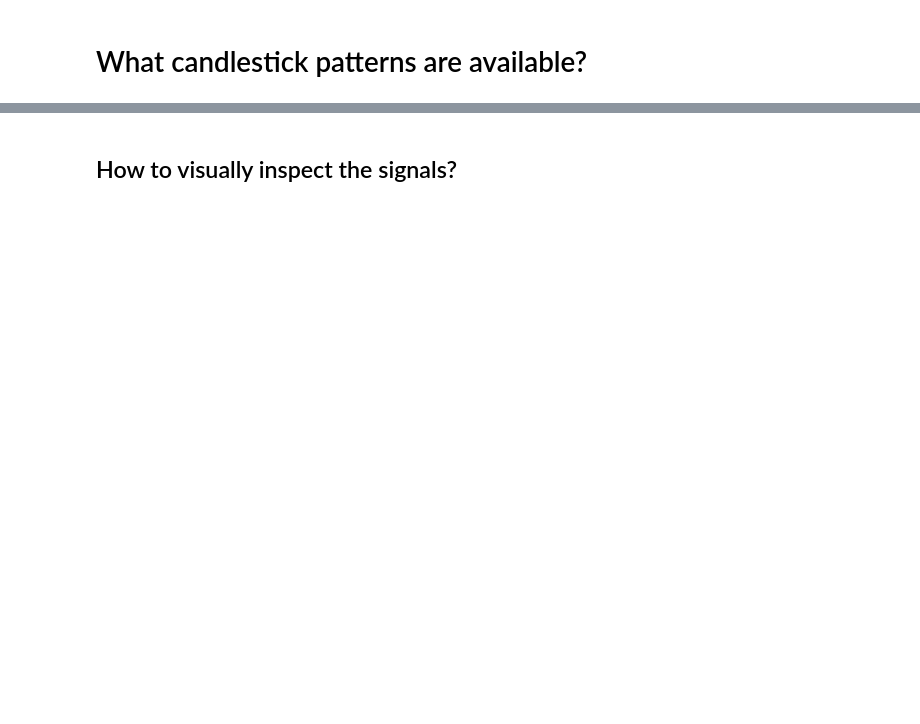
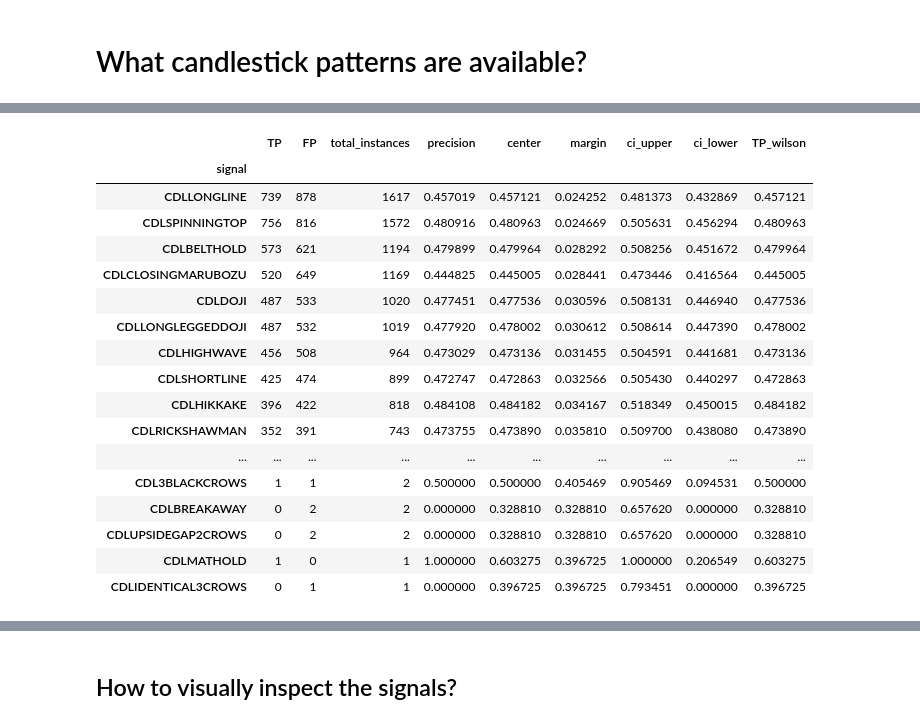
Before and after one commit to ImperialCollegeLondon/ReCoDE-DecodingMarketSignals, a Jupyter notebook: notebooks/ReCoDe_DecodingMarketSignals.ipynb, the cells around one changed output, grey strips where cells are left out. Cells and saved outputs as stored; diff of their text form; code cells hidden in the pictures; blank space fills up the shorter version.

Commit message:
Introduced performance metrics and added uncertainty bars

```diff
--- a/notebooks/ReCoDe_DecodingMarketSignals.ipynb
+++ b/notebooks/ReCoDe_DecodingMarketSignals.ipynb
@@ -199,0 +202,19 @@ result_df
+# %%
+cs_signals_df = result_df[result_df['cs_pattern'] != 0]
+cs_signals_df.head()
+
+# cs_pattern_mask = result_df['cs_pattern'] != 0
+
+# # Shift the mask to get the "next day" rows
+# next_day_mask = cs_pattern_mask.shift(+1, fill_value=False)
+
+# # Combine the masks to get both the "action day" and the "next day"
+# combined_mask = cs_pattern_mask | next_day_mask
+
+# # Apply the combined mask to the DataFrame to get the desired rows
+# desired_rows_df = result_df[combined_mask]
+# desired_rows_df
+
+# relative difference between today's return and next day's return
+
+(next days value - current days value) /  current days value
@@ -199,0 +284,79 @@ result_df
+# %%
+cs_signals_df = cs_signals_df.copy()
+
+
+# Calculate TP, FP, TN, FN for each CS pattern
+cs_signals_df['TP'] = ((np.sign(cs_signals_df['cs_pattern']) == np.sign(cs_signals_df['next_day_return']))
+                           & (cs_signals_df['cs_pattern'] != 0)).astype(int)
+
+cs_signals_df['FP'] = ((np.sign(cs_signals_df['cs_pattern']) != np.sign(cs_signals_df['next_day_return']))
+                           & (cs_signals_df['cs_pattern'] != 0)).astype(int)
+
+# Does not really make sense, as most of the time the cs patterns dont appear
+# cs_signals_df['TN'] = ((cs_signals_df['cs_pattern'] == 0) & (cs_signals_df['next_day_return'] == 0)).astype(int)
+# cs_signals_df['FN'] = ((cs_signals_df['cs_pattern'] == 0) & (cs_signals_df['next_day_return'] != 0)).astype(int)
+
+# Group by the 'signal' level of the index (which represents the candlestick pattern)
+# and sum the TP, FP, TN, FN for each pattern
+performance_metrics = cs_signals_df.groupby('signal').agg({'TP': 'sum',
+                                                           'FP': 'sum',
+#                                                            'TN': 'sum',
+#                                                            'FN': 'sum'
+                                                          })
+performance_metrics['total_instances'] = performance_metrics['TP'] + performance_metrics['FP']
+
+# Calculate the performance metrics for each candlestick pattern
+performance_metrics['precision'] = performance_metrics['TP'] / (performance_metrics['TP'] + performance_metrics['FP'])
+# performance_metrics['Recall'] = performance_metrics['TP'] / (performance_metrics['TP'] + performance_metrics['FN'])
+# performance_metrics['Accuracy'] = (performance_metrics['TP'] + performance_metrics['TN']) / (performance_metrics['TP'] + performance_metrics['FP'] + performance_metrics['TN'] + performance_metrics['FN'])
+# performance_metrics['F1 Score'] = 2 * (performance_metrics['Precision'] * performance_metrics['Recall']) / (performance_metrics['Precision'] + performance_metrics['Recall'])
+
+# Replace any NaN values with 0
+performance_metrics.fillna(0, inplace=True)
+
+
+# Calculate the Wilson score interval for each row
+
+z = norm.ppf(0.975)
+# performance_metrics['precision_lower'] = 0
+# performance_metrics['precision_upper'] = 0
+for index, row in performance_metrics.iterrows():
+    p_hat = row['precision']  # The observed proportion (precision)
+    n = row['total_instances']  # The total instances (TP + FP)
+    denominator = 1 + z**2 / n
+    center = (p_hat + z**2 / (2 * n)) / denominator
+    margin = (z * np.sqrt((p_hat * (1 - p_hat) / n) + z**2 / (4 * n**2))) / denominator
+#     performance_metrics.at[index, 'precision_lower'] = center - margin  # somehow this does not work
+#     performance_metrics.at[index, 'precision_upper'] = center + margin
+    performance_metrics.at[index, 'center'] = center
+    performance_metrics.at[index, 'margin'] = margin
+
+
+performance_metrics['ci_upper'] = performance_metrics['center'] + performance_metrics['margin']
+performance_metrics['ci_lower'] = performance_metrics['center'] - performance_metrics['margin']
+performance_metrics['TP_wilson'] = performance_metrics['center']
+
+
+
+# Sort the performance DataFrame by 'TP' in descending order
+performance_metrics = performance_metrics.sort_values(by=['total_instances', 'TP'], ascending=False)
+performance_metrics
+# %% [output]
+|  | TP | FP | total_instances | precision | center | margin | ci_upper | ci_lower | TP_wilson |
+| signal |  |  |  |  |  |  |  |  |  |
+| CDLLONGLINE | 739 | 878 | 1617 | 0.457019 | 0.457121 | 0.024252 | 0.481373 | 0.432869 | 0.457121 |
+| CDLSPINNINGTOP | 756 | 816 | 1572 | 0.480916 | 0.480963 | 0.024669 | 0.505631 | 0.456294 | 0.480963 |
+| CDLBELTHOLD | 573 | 621 | 1194 | 0.479899 | 0.479964 | 0.028292 | 0.508256 | 0.451672 | 0.479964 |
+| CDLCLOSINGMARUBOZU | 520 | 649 | 1169 | 0.444825 | 0.445005 | 0.028441 | 0.473446 | 0.416564 | 0.445005 |
+| CDLDOJI | 487 | 533 | 1020 | 0.477451 | 0.477536 | 0.030596 | 0.508131 | 0.446940 | 0.477536 |
+| CDLLONGLEGGEDDOJI | 487 | 532 | 1019 | 0.477920 | 0.478002 | 0.030612 | 0.508614 | 0.447390 | 0.478002 |
+| CDLHIGHWAVE | 456 | 508 | 964 | 0.473029 | 0.473136 | 0.031455 | 0.504591 | 0.441681 | 0.473136 |
+| CDLSHORTLINE | 425 | 474 | 899 | 0.472747 | 0.472863 | 0.032566 | 0.505430 | 0.440297 | 0.472863 |
+| CDLHIKKAKE | 396 | 422 | 818 | 0.484108 | 0.484182 | 0.034167 | 0.518349 | 0.450015 | 0.484182 |
+| CDLRICKSHAWMAN | 352 | 391 | 743 | 0.473755 | 0.473890 | 0.035810 | 0.509700 | 0.438080 | 0.473890 |
+| ... | ... | ... | ... | ... | ... | ... | ... | ... | ... |
+| CDL3BLACKCROWS | 1 | 1 | 2 | 0.500000 | 0.500000 | 0.405469 | 0.905469 | 0.094531 | 0.500000 |
+| CDLBREAKAWAY | 0 | 2 | 2 | 0.000000 | 0.328810 | 0.328810 | 0.657620 | 0.000000 | 0.328810 |
+| CDLUPSIDEGAP2CROWS | 0 | 2 | 2 | 0.000000 | 0.328810 | 0.328810 | 0.657620 | 0.000000 | 0.328810 |
+| CDLMATHOLD | 1 | 0 | 1 | 1.000000 | 0.603275 | 0.396725 | 1.000000 | 0.206549 | 0.603275 |
+| CDLIDENTICAL3CROWS | 0 | 1 | 1 | 0.000000 | 0.396725 | 0.396725 | 0.793451 | 0.000000 | 0.396725 |
```
Also changed, not shown: parts of 29 cells of this notebook, 1 other file.
